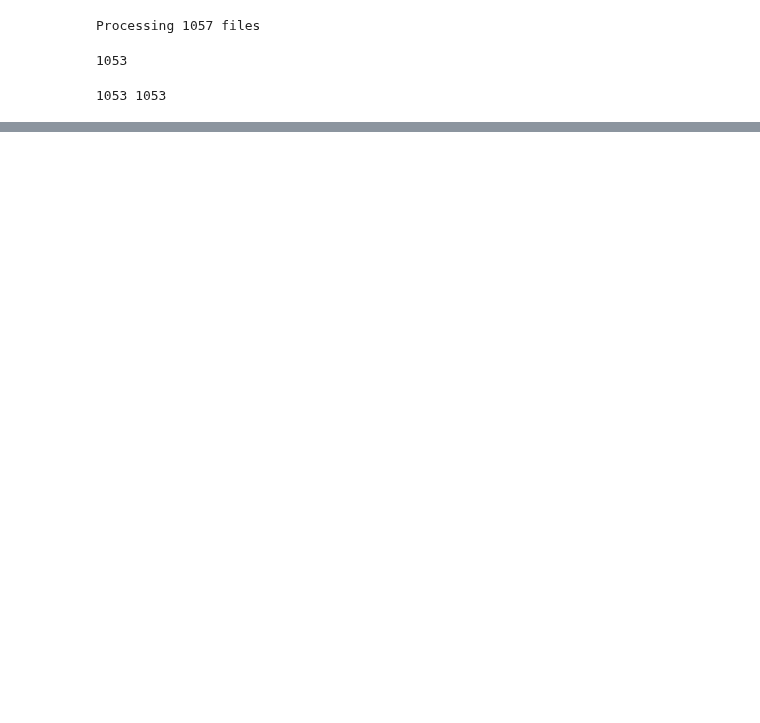
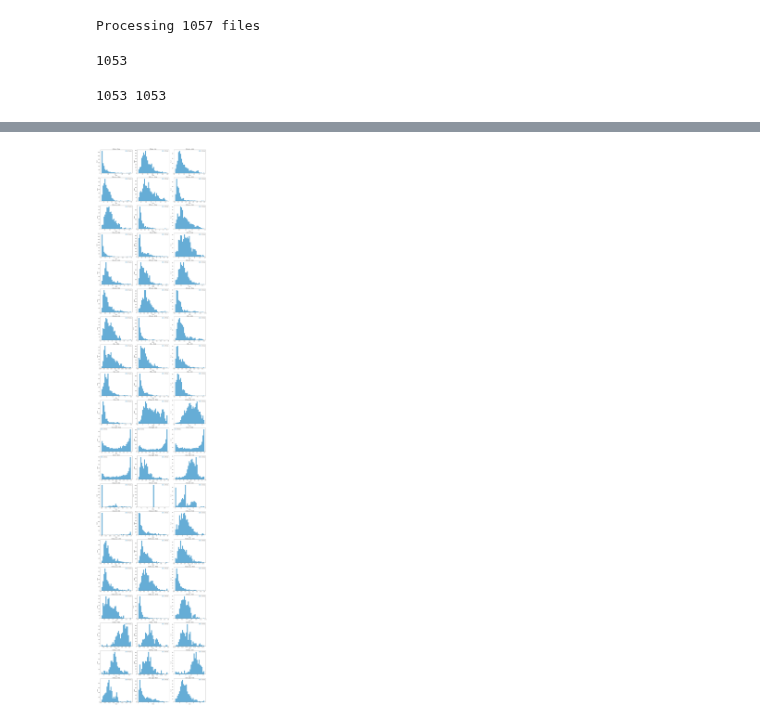
Before and after one commit to quietscientist/gma_score_prediction_from_video, a Jupyter notebook: 1_ProcessDetections.ipynb, the cells around one changed output, grey strips where cells are left out. Cells and saved outputs as stored; diff of their text form; code cells hidden in the pictures; blank space fills up the shorter version.

```diff
--- a/1_ProcessDetections.ipynb
+++ b/1_ProcessDetections.ipynb
@@ -799,7 +787,9 @@ if SAVE:
 # Body parts and sides for features avearaged across whole video
 features = pd.read_csv('pose_estimates/gma_score_prediction_pose_estimates/features.csv')
 
-body_parts = ["Knee", "Elbow", "Wrist", "Ankle"]
+body_parts = ["Knee", "Elbow", "Wrist", "Ankle","Hip","Shoulder"]
+final_feature_bp = ['Knee','Elbow','Wrist','Ankle']
+
 sides = ["L", "R"]
 
 # Function to split the feature string into "feature", "part", and "side"
@@ -808,7 +798,6 @@ def split_feature(feature):
     parts = feature.split('_')
     feature_name = "_".join(parts[:-1])  # Default to everything before the last part
     part = parts[-1] if len(parts) > 1 else ""  # Default to the last part
-
     side = ""
 
     # Check if the last part has a side
@@ -817,15 +806,15 @@ def split_feature(feature):
             idx = part.index(body_part)
             if idx > 0 and part[idx-1] in sides:  # Check for side prefix
                 side = part[idx-1]
-                part = part[idx:]  # Remove the side from the part
+                part = part[idx:]  # Remove the side from the part            print(parts, idx)
             break  # Exit loop after finding the body part
 
-    # Adjust feature name to remove body part and side, if found
+    # # Adjust feature name to remove body part and side, if found
     if part in feature_name:
         feature_name = feature_name.replace(part, "").strip("_")
-    if side in feature_name:
-        feature_name = feature_name.replace(side, "").strip("_")
-
+    if side + part in feature_name:  # Only remove the complete side+part combination
+        feature_name = feature_name.replace(side + part, "").strip("_")
+    # print(feature_name)
     return pd.Series([feature_name, part, side])
 
 # Include data for the following, and restructure dataframe
@@ -840,7 +829,7 @@ melted = melted.dropna()
 
 mean = melted.groupby(['infant', 'age', 'session', 'video', 'feature', 'part'])['Value'].mean().reset_index().drop(columns=['video'])
 #Drop all rows with part not in body_parts (case insensitive)
-mean = mean[mean['part'].isin(body_parts)]
+mean = mean[mean['part'].isin(final_feature_bp)]
 mean.to_csv(f'{pose_estimate_path}/features_mean_by_side.csv', header=True, index=False)
 
 
@@ -847,0 +876,32 @@ mean.head()
+# %%
+
+feature_part_combos = mean[['feature', 'part']].drop_duplicates()
+
+# Create subplot grid
+n_combos = len(feature_part_combos)
+n_cols = 3
+n_rows = (n_combos + n_cols - 1) // n_cols
+plt.figure(figsize=(20, 5*n_rows))
+
+# Plot distribution for each feature/part combination
+for idx, (_, combo) in enumerate(feature_part_combos.iterrows()):
+    feature = combo['feature']
+    part = combo['part']
+
+    plt.subplot(n_rows, n_cols, idx+1)
+
+
+    # Plot histograms with colorblind friendly colors
+
+    subset = mean[(mean['feature'] == feature) & (mean['part'] == part)]
+    plt.hist(subset['Value'], bins=30, alpha=0.6, label='All Frames', color='#0077BB')  # Blue
+
+    plt.title(f'{feature} - {part}')
+    plt.xlabel('Value')
+    plt.ylabel('Count')
+    plt.legend()
+
+plt.tight_layout()
+plt.show()
+# %% [output]
+[figure, added]
```
Also changed, not shown: parts of 8 cells of this notebook.
